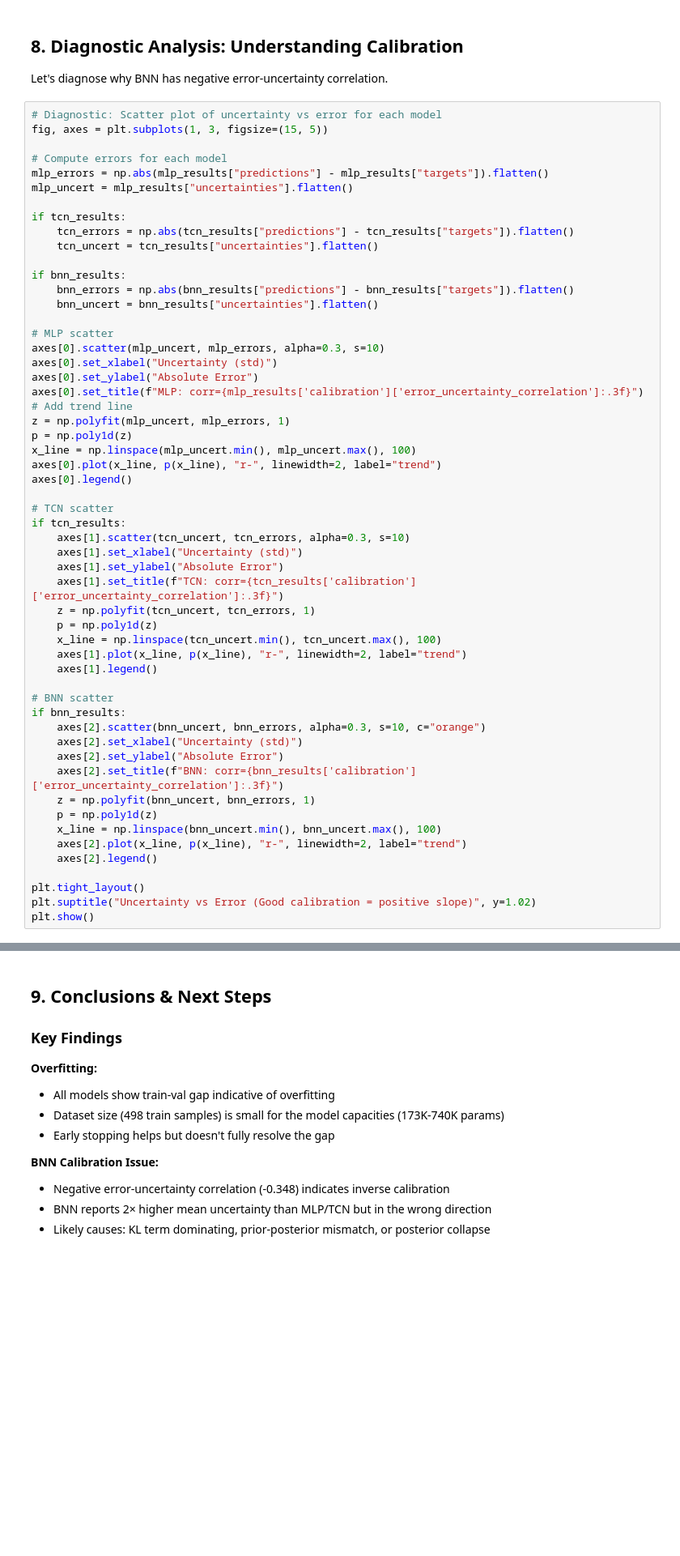
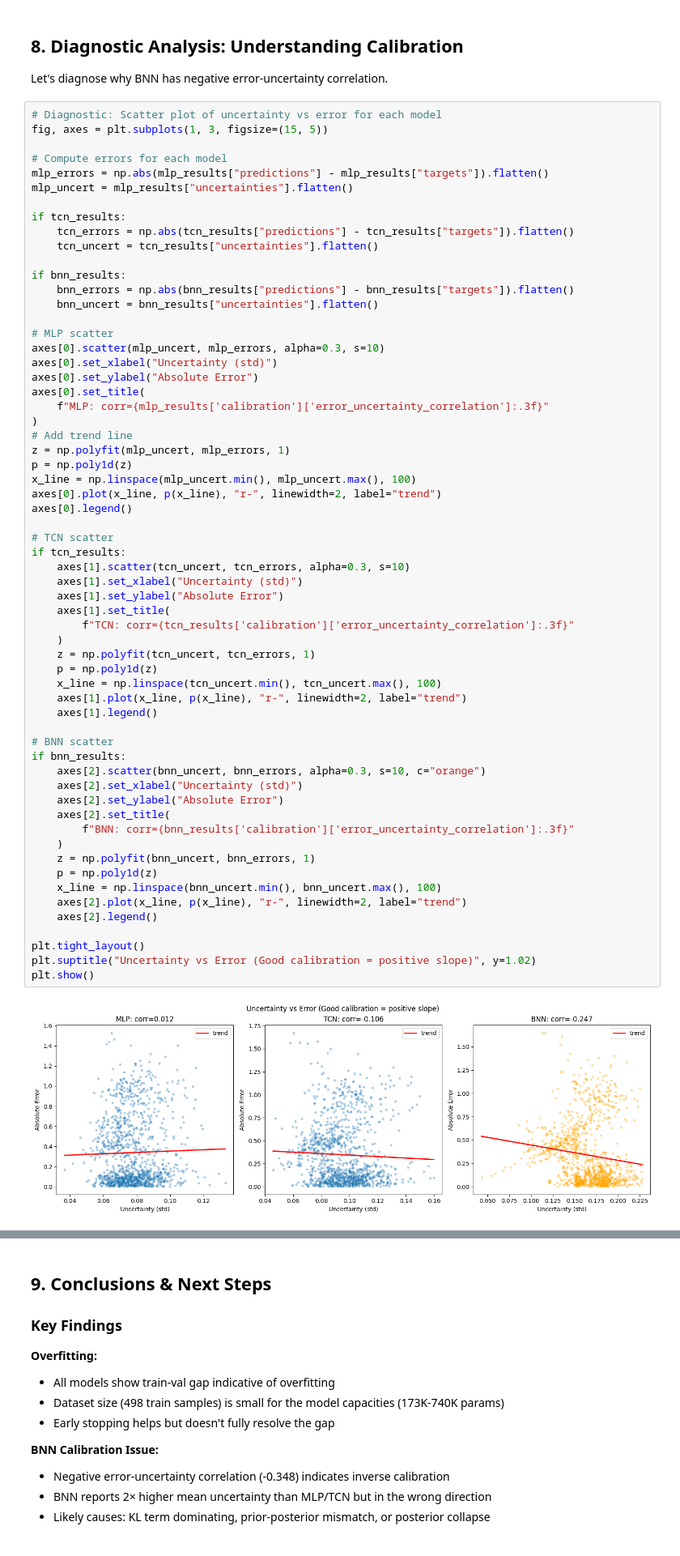
Before and after one commit to DesmondChoy/twinkl, a Jupyter notebook: notebooks/critic_comparison.ipynb, the cells around one changed output, grey strips where cells are left out. Shown at 81% size. Saved outputs shown, nothing was run; the diff lists cells and outputs as text; blank space fills up the shorter version.

```diff
--- a/notebooks/critic_comparison.ipynb
+++ b/notebooks/critic_comparison.ipynb
@@ -829,41 +830,49 @@ if bnn_results:
 axes[0].scatter(mlp_uncert, mlp_errors, alpha=0.3, s=10)
 axes[0].set_xlabel("Uncertainty (std)")
 axes[0].set_ylabel("Absolute Error")
-axes[0].set_title(f"MLP: corr={mlp_results['calibration']['error_uncertainty_correlation']:.3f}")
+axes[0].set_title(
+    f"MLP: corr={mlp_results['calibration']['error_uncertainty_correlation']:.3f}"
+)
 # Add trend line
 z = np.polyfit(mlp_uncert, mlp_errors, 1)
 p = np.poly1d(z)
 x_line = np.linspace(mlp_uncert.min(), mlp_uncert.max(), 100)
 axes[0].plot(x_line, p(x_line), "r-", linewidth=2, label="trend")
 axes[0].legend()
 
 # TCN scatter
 if tcn_results:
     axes[1].scatter(tcn_uncert, tcn_errors, alpha=0.3, s=10)
     axes[1].set_xlabel("Uncertainty (std)")
     axes[1].set_ylabel("Absolute Error")
-    axes[1].set_title(f"TCN: corr={tcn_results['calibration']['error_uncertainty_correlation']:.3f}")
+    axes[1].set_title(
+        f"TCN: corr={tcn_results['calibration']['error_uncertainty_correlation']:.3f}"
+    )
     z = np.polyfit(tcn_uncert, tcn_errors, 1)
     p = np.poly1d(z)
     x_line = np.linspace(tcn_uncert.min(), tcn_uncert.max(), 100)
     axes[1].plot(x_line, p(x_line), "r-", linewidth=2, label="trend")
     axes[1].legend()
 
 # BNN scatter
 if bnn_results:
     axes[2].scatter(bnn_uncert, bnn_errors, alpha=0.3, s=10, c="orange")
     axes[2].set_xlabel("Uncertainty (std)")
     axes[2].set_ylabel("Absolute Error")
-    axes[2].set_title(f"BNN: corr={bnn_results['calibration']['error_uncertainty_correlation']:.3f}")
+    axes[2].set_title(
+        f"BNN: corr={bnn_results['calibration']['error_uncertainty_correlation']:.3f}"
+    )
     z = np.polyfit(bnn_uncert, bnn_errors, 1)
     p = np.poly1d(z)
     x_line = np.linspace(bnn_uncert.min(), bnn_uncert.max(), 100)
     axes[2].plot(x_line, p(x_line), "r-", linewidth=2, label="trend")
     axes[2].legend()
 
 plt.tight_layout()
 plt.suptitle("Uncertainty vs Error (Good calibration = positive slope)", y=1.02)
 plt.show()
+# %% [output]
+[figure, added]
 # %%
 # Per-dimension calibration analysis for BNN
 if bnn_results:
```
Also changed, not shown: parts of 14 cells of this notebook, 1 other file.
